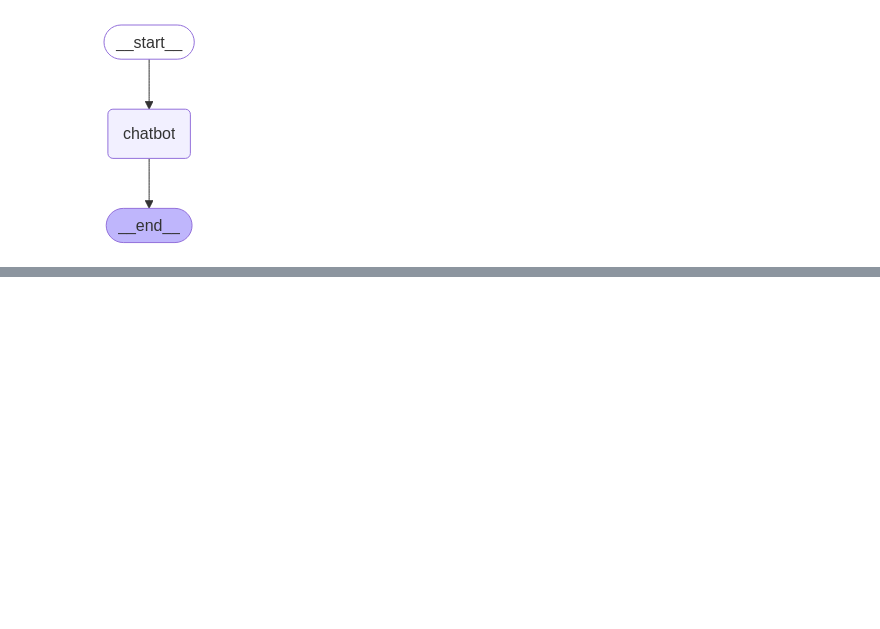
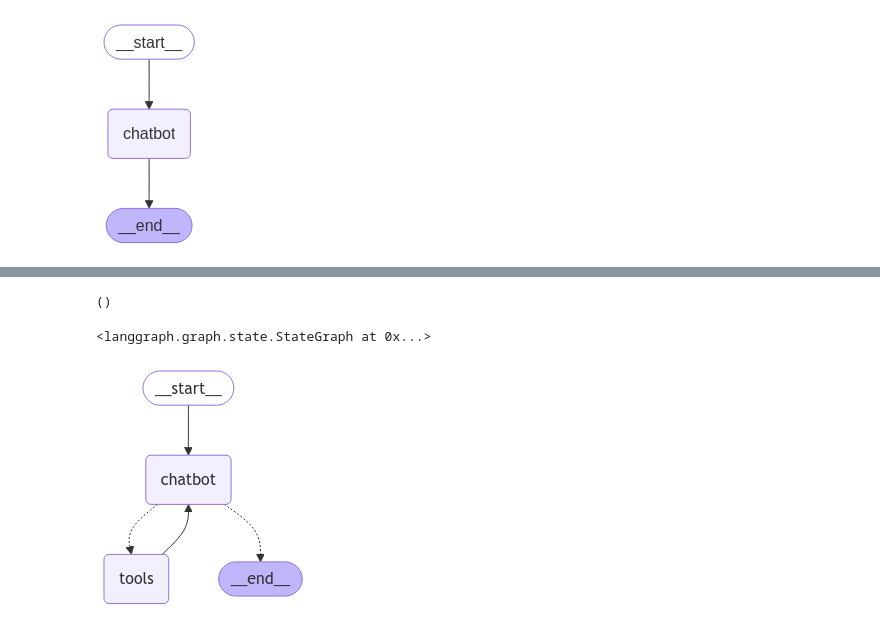
Before and after one commit to MrGLC/Obsidian_agent, a Jupyter notebook: my_project.ipynb, the cells around one changed output, grey strips where cells are left out. Saved outputs shown, nothing was run; the diff lists cells and outputs as text; code cells hidden in the pictures; blank space fills up the shorter version.

```diff
--- a/my_project.ipynb
+++ b/my_project.ipynb
@@ -590,0 +884,76 @@ while True:
+# %%
+snapshot.next  # (since the graph ended this turn, `next` is empty. If you fetch a state from within a graph invocation, next tells which node will execute next)
+# %% [output]
+()
+# %%
+from typing import Annotated
+
+from langchain_community.tools.tavily_search import TavilySearchResults
+from langchain_core.tools import tool
+from typing_extensions import TypedDict
+
+from langgraph.checkpoint.memory import MemorySaver
+from langgraph.graph import StateGraph, START, END
+from langgraph.graph.message import add_messages
+from langgraph.prebuilt import ToolNode, tools_condition
+
+from langgraph.types import Command, interrupt
+
+
+class State(TypedDict):
+    messages: Annotated[list, add_messages]
+    name: str
+    birthday: str
+
+
+graph_builder = StateGraph(State)
+
+
+@tool
+def human_assistance(query: str) -> str:
+    """Request assistance from a human."""
+    human_response = interrupt({"query": query})
+    return human_response["data"]
+
+
+tool = TavilySearchResults(max_results=2)
+tools = [tool, human_assistance]
+llm_with_tools = llm.bind_tools(tools)
+
+
+def chatbot(state: State):
+    message = llm_with_tools.invoke(state["messages"])
+    # Because we will be interrupting during tool execution,
+    # we disable parallel tool calling to avoid repeating any
+    # tool invocations when we resume.
+    assert len(message.tool_calls) <= 1
+    return {"messages": [message]}
+
+
+graph_builder.add_node("chatbot", chatbot)
+
+tool_node = ToolNode(tools=tools)
+graph_builder.add_node("tools", tool_node)
+
+graph_builder.add_conditional_edges(
+    "chatbot",
+    tools_condition,
+)
+graph_builder.add_edge("tools", "chatbot")
+graph_builder.add_edge(START, "chatbot")
+# %% [output]
+<langgraph.graph.state.StateGraph at 0x...>
+# %%
+memory = MemorySaver()
+
+graph = graph_builder.compile(checkpointer=memory)
+# %%
+from IPython.display import Image, display
+
+try:
+    display(Image(graph.get_graph().draw_mermaid_png()))
+except Exception:
+    # This requires some extra dependencies and is optional
+    pass
+# %% [output]
+[figure, added]
```
Also changed, not shown: parts of 26 cells of this notebook, 2 other files.
